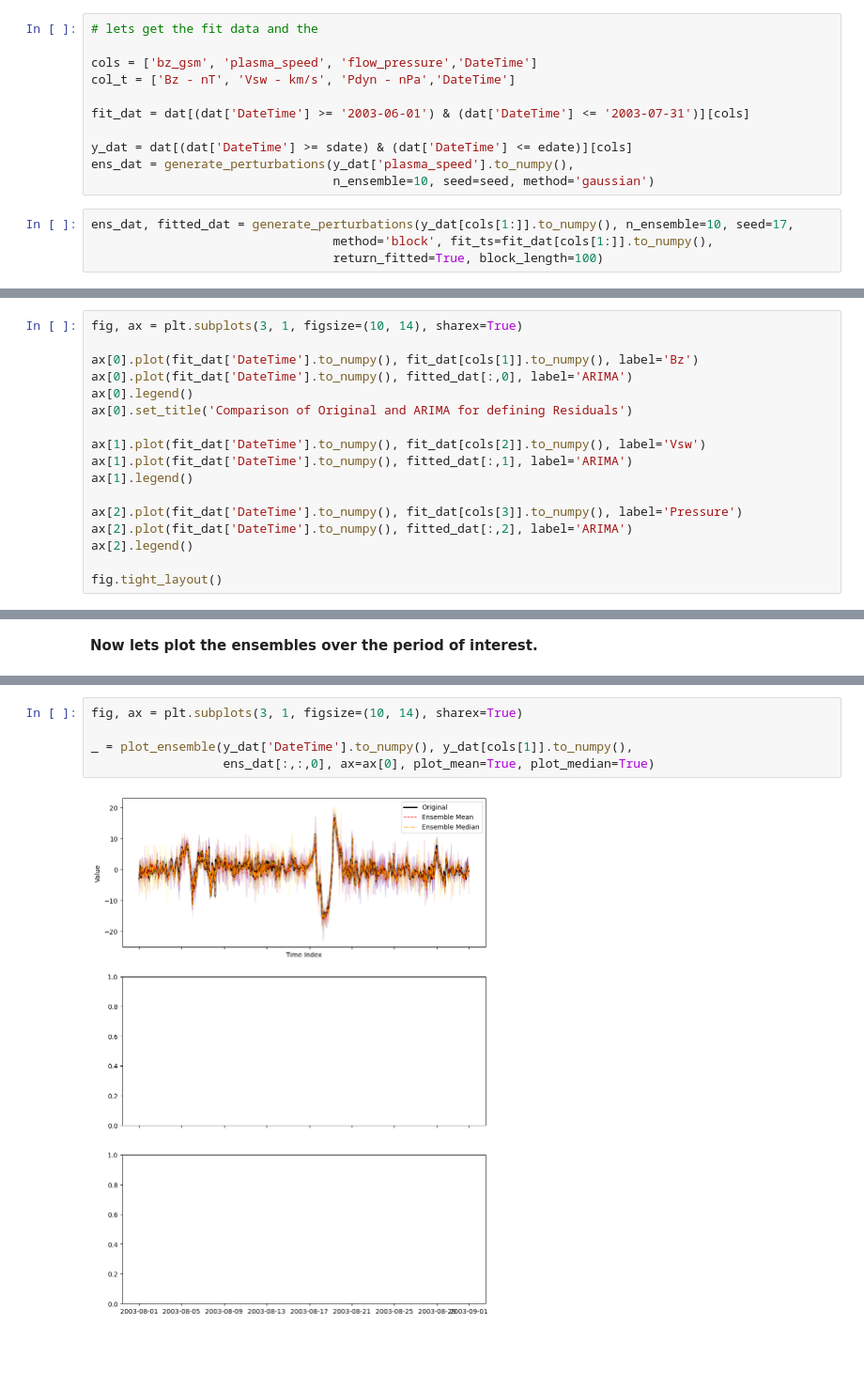
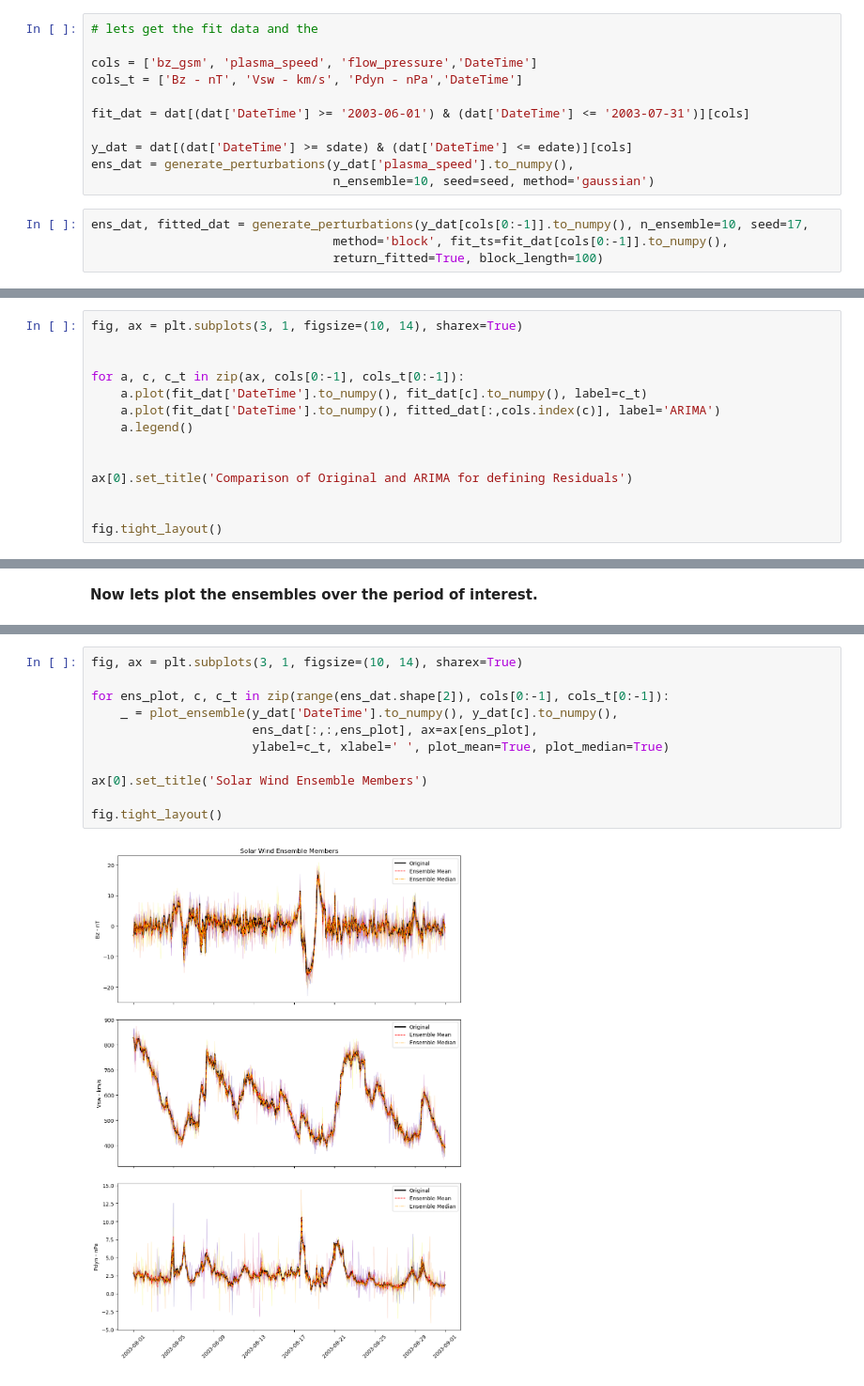
Before and after one commit to kylermurphy/ml_fw, a Jupyter notebook: ml_fw/Notebooks/Perturbed_input.ipynb, the cells around one changed output, grey strips where cells are left out. Shown at 94% size. Saved outputs shown, nothing was run; the diff lists cells and outputs as text; blank space fills up the shorter version.

```diff
--- a/ml_fw/Notebooks/Perturbed_input.ipynb
+++ b/ml_fw/Notebooks/Perturbed_input.ipynb
@@ -180,7 +180,7 @@ selected individually for each time series based on the residual diagnostics. He
 # lets get the fit data and the
 
 cols = ['bz_gsm', 'plasma_speed', 'flow_pressure','DateTime']
-col_t = ['Bz - nT', 'Vsw - km/s', 'Pdyn - nPa','DateTime']
+cols_t = ['Bz - nT', 'Vsw - km/s', 'Pdyn - nPa','DateTime']
 
 fit_dat = dat[(dat['DateTime'] >= '2003-06-01') & (dat['DateTime'] <= '2003-07-31')][cols]
 
@@ -188,26 +188,23 @@ y_dat = dat[(dat['DateTime'] >= sdate) & (dat['DateTime'] <= edate)][cols]
 ens_dat = generate_perturbations(y_dat['plasma_speed'].to_numpy(),
                                  n_ensemble=10, seed=seed, method='gaussian')
 # %%
-ens_dat, fitted_dat = generate_perturbations(y_dat[cols[1:]].to_numpy(), n_ensemble=10, seed=17,
-                                 method='block', fit_ts=fit_dat[cols[1:]].to_numpy(),
+ens_dat, fitted_dat = generate_perturbations(y_dat[cols[0:-1]].to_numpy(), n_ensemble=10, seed=17,
+                                 method='block', fit_ts=fit_dat[cols[0:-1]].to_numpy(),
                                  return_fitted=True, block_length=100)
 # %% [markdown]
 **Plot the data we've fit to and it's fit**
 # %%
 fig, ax = plt.subplots(3, 1, figsize=(10, 14), sharex=True)
 
-ax[0].plot(fit_dat['DateTime'].to_numpy(), fit_dat[cols[1]].to_numpy(), label='Bz')
-ax[0].plot(fit_dat['DateTime'].to_numpy(), fitted_dat[:,0], label='ARIMA')
-ax[0].legend()
+
+for a, c, c_t in zip(ax, cols[0:-1], cols_t[0:-1]):
+    a.plot(fit_dat['DateTime'].to_numpy(), fit_dat[c].to_numpy(), label=c_t)
+    a.plot(fit_dat['DateTime'].to_numpy(), fitted_dat[:,cols.index(c)], label='ARIMA')
+    a.legend()
+
+
 ax[0].set_title('Comparison of Original and ARIMA for defining Residuals')
 
-ax[1].plot(fit_dat['DateTime'].to_numpy(), fit_dat[cols[2]].to_numpy(), label='Vsw')
-ax[1].plot(fit_dat['DateTime'].to_numpy(), fitted_dat[:,1], label='ARIMA')
-ax[1].legend()
-
-ax[2].plot(fit_dat['DateTime'].to_numpy(), fit_dat[cols[3]].to_numpy(), label='Pressure')
-ax[2].plot(fit_dat['DateTime'].to_numpy(), fitted_dat[:,2], label='ARIMA')
-ax[2].legend()
 
 fig.tight_layout()
 # %% [output]
@@ -221,7 +214,13 @@ ens_dat.shape
 # %%
 fig, ax = plt.subplots(3, 1, figsize=(10, 14), sharex=True)
 
-_ = plot_ensemble(y_dat['DateTime'].to_numpy(), y_dat[cols[1]].to_numpy(),
-                  ens_dat[:,:,0], ax=ax[0], plot_mean=True, plot_median=True)
+for ens_plot, c, c_t in zip(range(ens_dat.shape[2]), cols[0:-1], cols_t[0:-1]):
+    _ = plot_ensemble(y_dat['DateTime'].to_numpy(), y_dat[c].to_numpy(),
+                      ens_dat[:,:,ens_plot], ax=ax[ens_plot],
+                      ylabel=c_t, xlabel=' ', plot_mean=True, plot_median=True)
+
+ax[0].set_title('Solar Wind Ensemble Members')
+
+fig.tight_layout()
 # %% [output]
-[figure, old version]
+[figure, new version]
```
Also changed, not shown: parts of 3 cells of this notebook.
